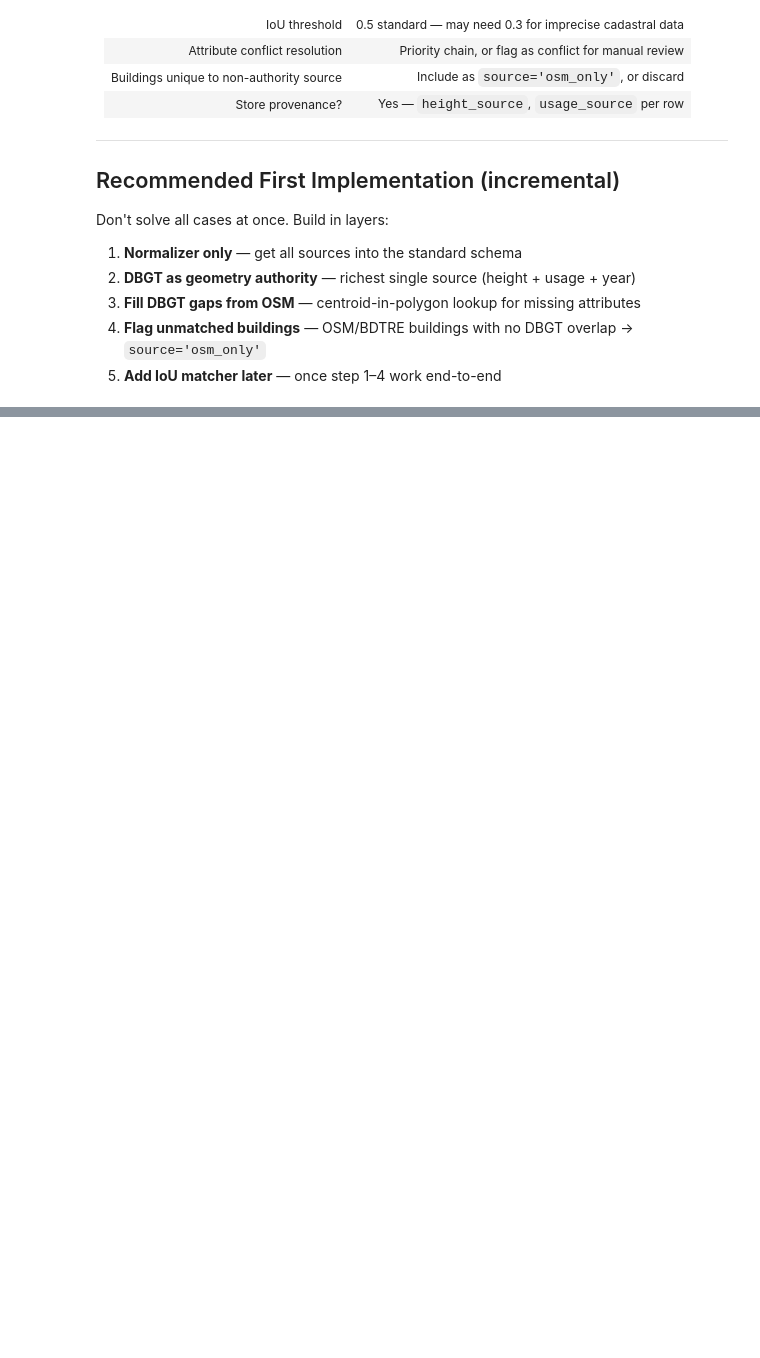
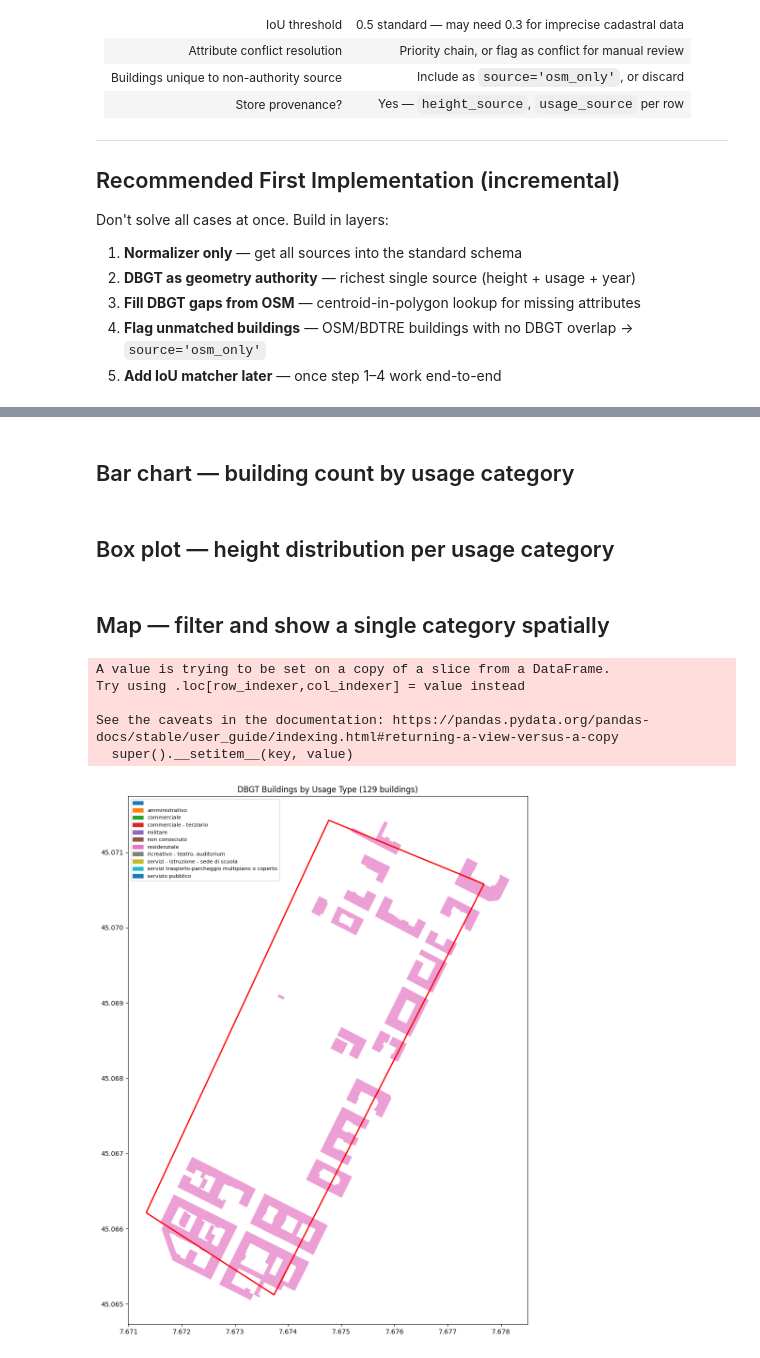
Before and after one commit to energycenterlab/CIM_wizard, a Jupyter notebook: cim_wizard_integrated_2026/logic/logic_baseline.ipynb, the cells around one changed output, grey strips where cells are left out. Saved outputs shown, nothing was run; the diff lists cells and outputs as text; code cells hidden in the pictures; blank space fills up the shorter version.

```diff
--- a/cim_wizard_integrated_2026/logic/logic_baseline.ipynb
+++ b/cim_wizard_integrated_2026/logic/logic_baseline.ipynb
@@ -757,0 +1109,2 @@ Don't solve all cases at once. Build in layers:
+# %% [markdown]
+## Bar chart — building count by usage category
@@ -757,0 +1125,2 @@ Don't solve all cases at once. Build in layers:
+# %% [markdown]
+## Box plot — height distribution per usage category
@@ -757,0 +1156,21 @@ Don't solve all cases at once. Build in layers:
+# %% [markdown]
+## Map — filter and show a single category spatially
+# %%
+selected_category = 'residenziale'   # change as needed
+
+subset = dbgt_buildings[dbgt_buildings['categoria_uso'] == selected_category]
+
+fig, ax = plt.subplots(figsize=(10, 10))
+
+# All buildings as background
+dbgt_buildings.plot(ax=ax, color='lightgrey', edgecolor='white', linewidth=0.3)
+
+# Selected category highlighted
+subset.plot(ax=ax, color='steelblue', edgecolor='white', linewidth=0.3, alpha=0.8)
+
+# Boundary
+boundary_gdf.boundary.plot(ax=ax, color='red', linewidth=2)
+
+ax.set_title(f'Category: {selected_category}  ({len(subset)} buildings)')
+plt.tight_layout()
+plt.show()
@@ -757,0 +1180,29 @@ Don't solve all cases at once. Build in layers:
+# %%
+color_palette = plt.cm.tab10.colors
+
+color_map = {}
+for i, usage in enumerate(sorted(usage_types)):
+    color_map[usage] = color_palette[i % len(color_palette)]
+
+# Assign colour column
+subset["color"] = subset["categoria_uso"].fillna("non classificato").map(color_map)
+
+fig, ax = plt.subplots(figsize=(12, 12))
+
+subset.plot(ax=ax, color=subset["color"], alpha=0.7)
+boundary_gdf.boundary.plot(ax=ax, color="red", linewidth=2)
+
+# Legend
+patches = [mpatches.Patch(color=color_map[u], label=u) for u in sorted(color_map)]
+ax.legend(handles=patches, loc="upper left", fontsize=8)
+ax.set_title(f"DBGT Buildings by Usage Type ({len(subset)} buildings)")
+
+plt.tight_layout()
+plt.show()
+# %% [output]
+A value is trying to be set on a copy of a slice from a DataFrame.
+Try using .loc[row_indexer,col_indexer] = value instead
+
+See the caveats in the documentation: https://pandas.pydata.org/pandas-docs/stable/user_guide/indexing.html#returning-a-view-versus-a-copy
+  super().__setitem__(key, value)
+[figure, added]
```
Also changed, not shown: parts of 45 cells of this notebook.
